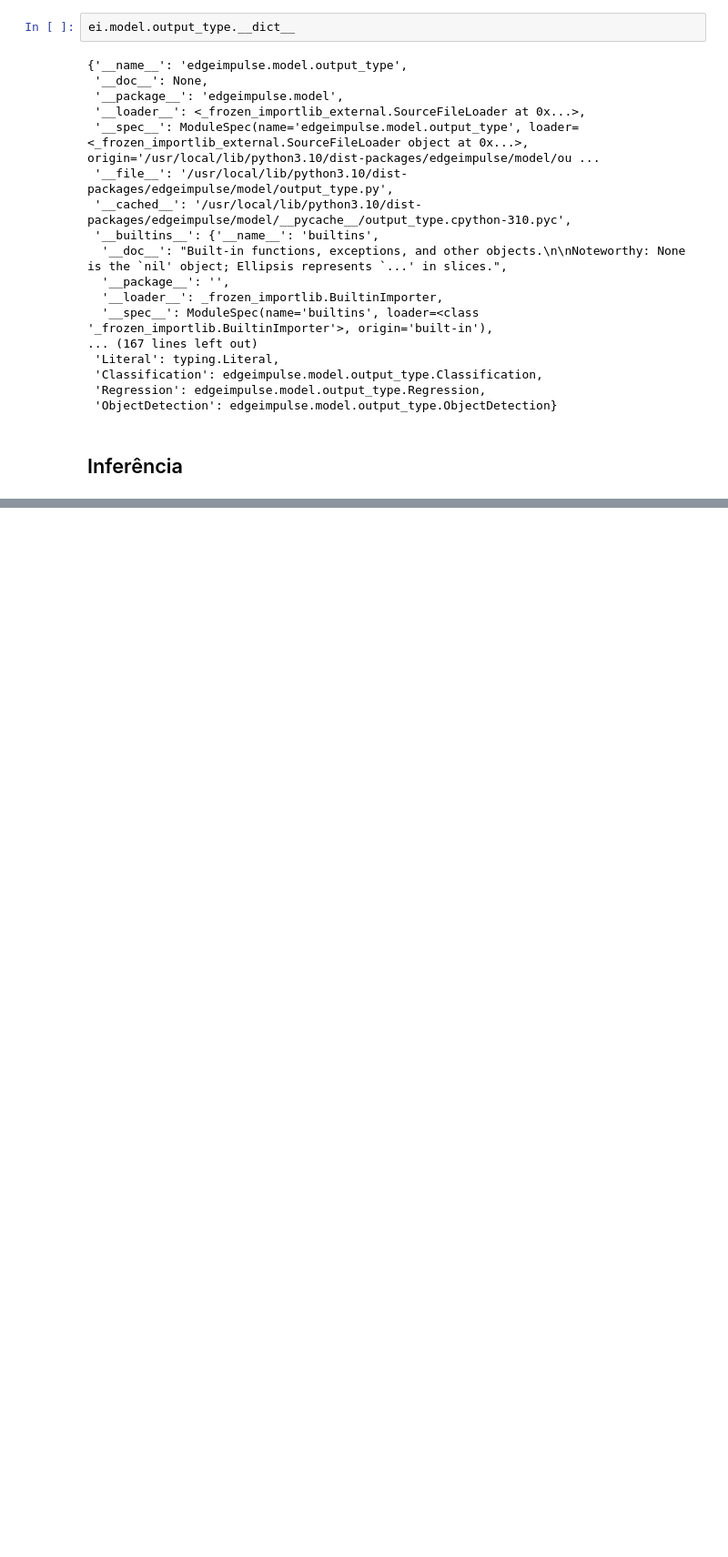
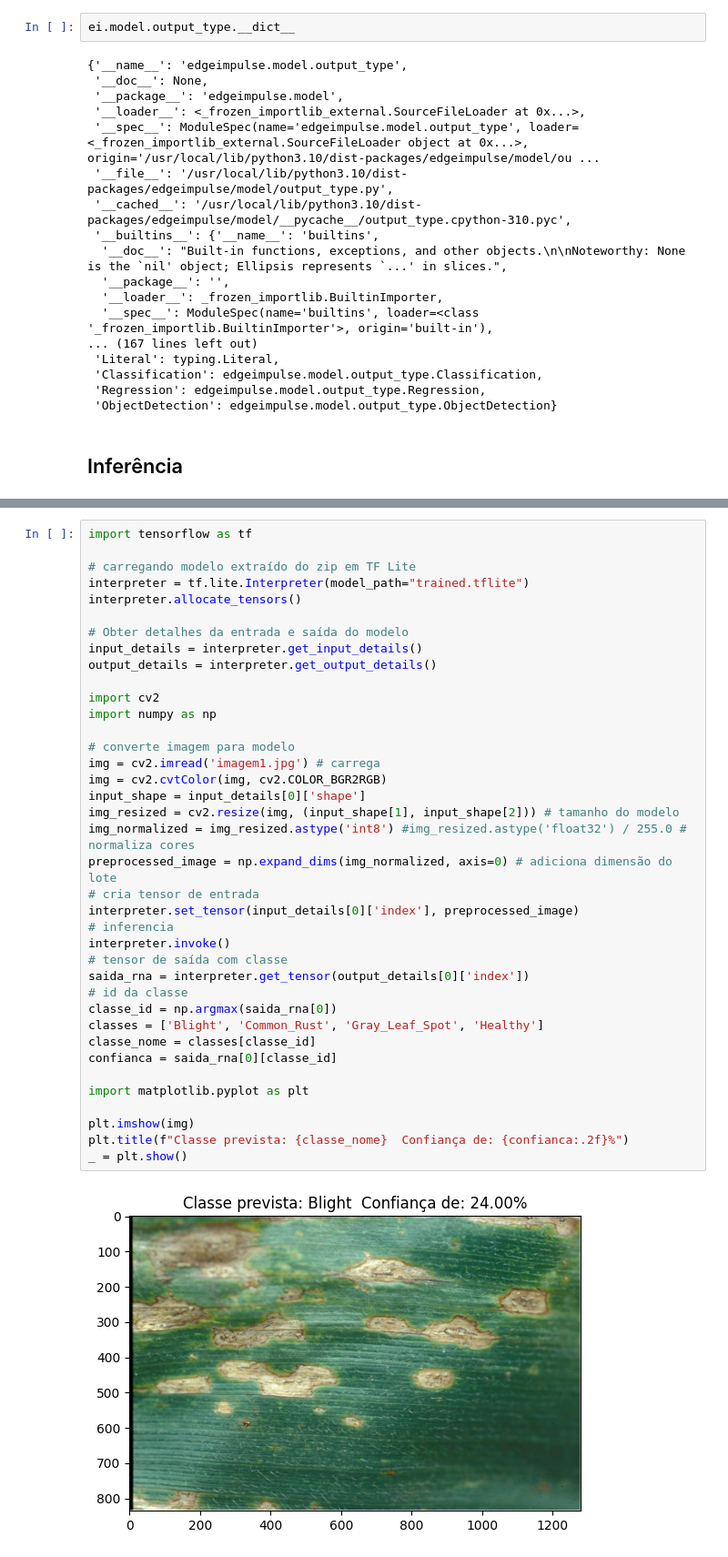
Before and after one commit to valerio-unifei/ECO904, a Jupyter notebook: ECO904_2024_1_Atividade_2_Etapa_4.ipynb, the cells around one changed output, grey strips where cells are left out. Shown at 91% size. Drawn from its saved outputs; the diff is of its cells as text; blank space fills up the shorter version.

```diff
--- a/ECO904_2024_1_Atividade_2_Etapa_4.ipynb
+++ b/ECO904_2024_1_Atividade_2_Etapa_4.ipynb
@@ -157,0 +151,40 @@ image.jpg           100%[===================>] 698.10K  2.55MB/s    in 0.3s
+# %%
+import tensorflow as tf
+
+# carregando modelo extraído do zip em TF Lite
+interpreter = tf.lite.Interpreter(model_path="trained.tflite")
+interpreter.allocate_tensors()
+
+# Obter detalhes da entrada e saída do modelo
+input_details = interpreter.get_input_details()
+output_details = interpreter.get_output_details()
+
+import cv2
+import numpy as np
+
+# converte imagem para modelo
+img = cv2.imread('imagem1.jpg') # carrega
+img = cv2.cvtColor(img, cv2.COLOR_BGR2RGB)
+input_shape = input_details[0]['shape']
+img_resized = cv2.resize(img, (input_shape[1], input_shape[2])) # tamanho do modelo
+img_normalized = img_resized.astype('int8') #img_resized.astype('float32') / 255.0 # normaliza cores
+preprocessed_image = np.expand_dims(img_normalized, axis=0) # adiciona dimensão do lote
+# cria tensor de entrada
+interpreter.set_tensor(input_details[0]['index'], preprocessed_image)
+# inferencia
+interpreter.invoke()
+# tensor de saída com classe
+saida_rna = interpreter.get_tensor(output_details[0]['index'])
+# id da classe
+classe_id = np.argmax(saida_rna[0])
+classes = ['Blight', 'Common_Rust', 'Gray_Leaf_Spot', 'Healthy']
+classe_nome = classes[classe_id]
+confianca = saida_rna[0][classe_id]
+
+import matplotlib.pyplot as plt
+
+plt.imshow(img)
+plt.title(f"Classe prevista: {classe_nome}  Confiança de: {confianca:.2f}%")
+_ = plt.show()
+# %% [output]
+[figure, added]
```
Also changed, not shown: parts of 5 cells of this notebook.
